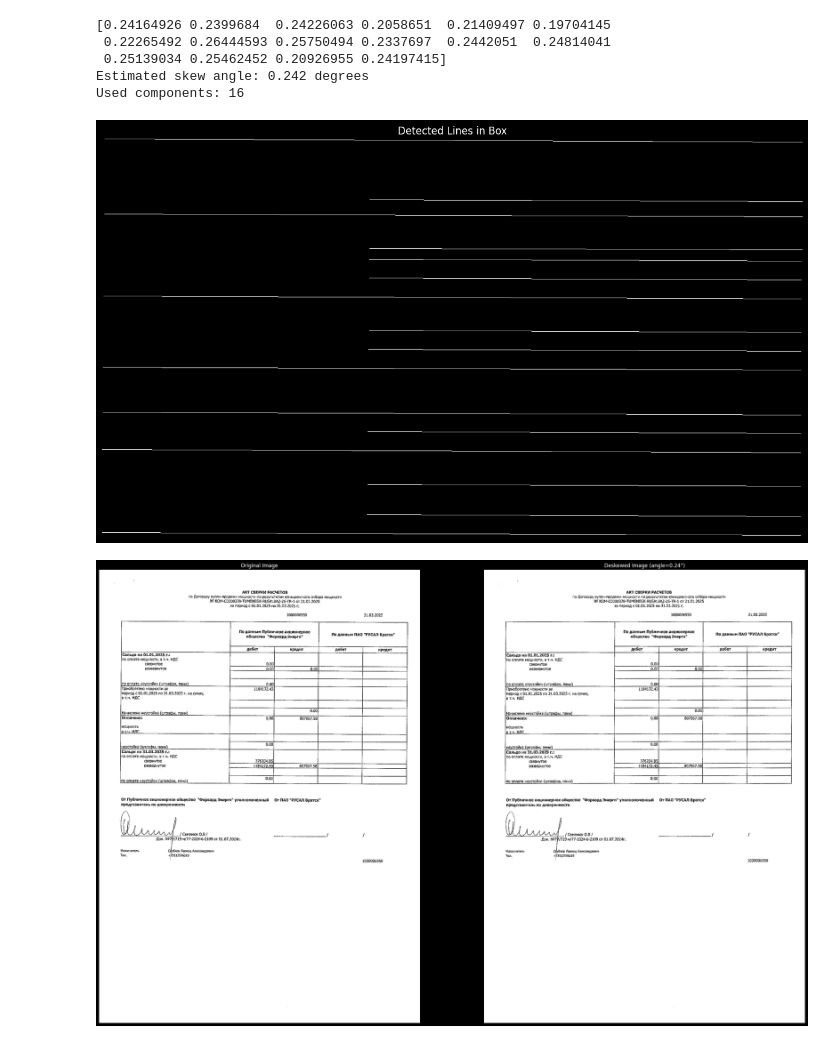
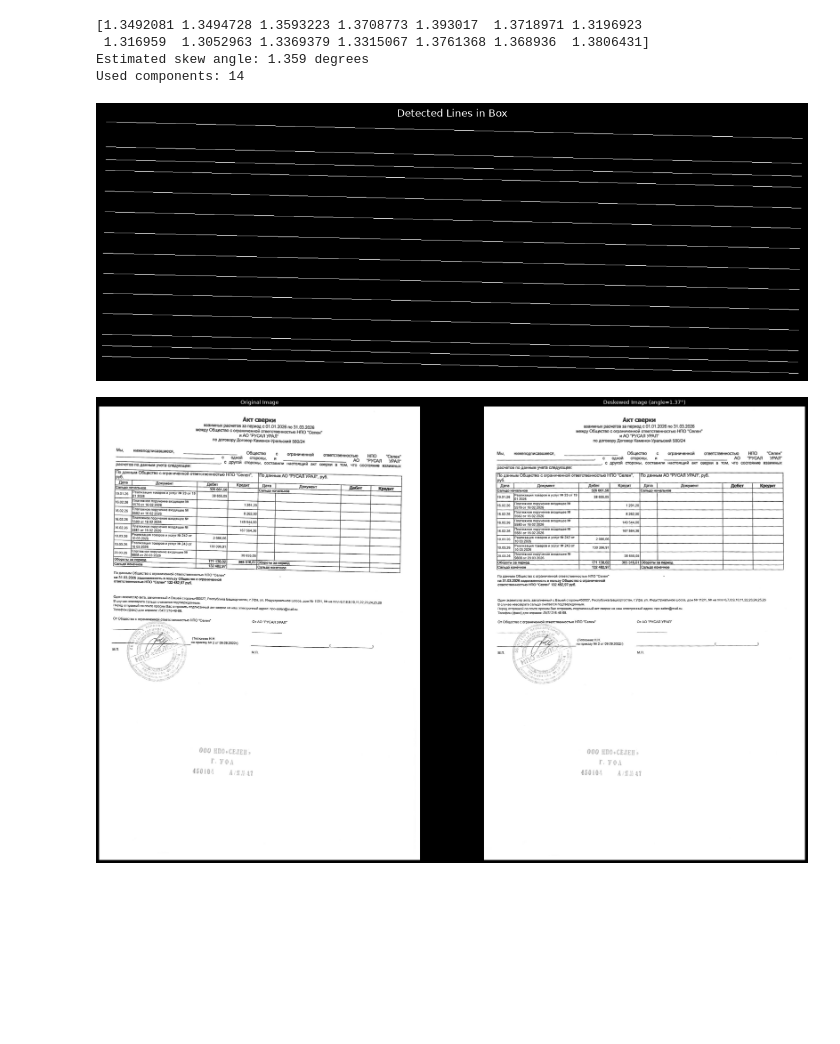
Before and after one commit to SergeyKrasnoslobodtsev/recon_vision, a Jupyter notebook: notebooks/deskew_four_point.ipynb, the cells around one changed output. Drawn from its saved outputs; the diff is of its cells as text; code cells hidden in the pictures; blank space fills up the shorter version.

```diff
--- a/notebooks/deskew_four_point.ipynb
+++ b/notebooks/deskew_four_point.ipynb
@@ -3,7 +3,7 @@ import confnotebook
 # %%
 from pathlib import Path
 
-source = Path("../examples/test/full")
+source = Path("../examples/test/bag_15062026")
 
 files = sorted(source.glob("*.pdf"))
 
@@ -30,5 +30,5 @@ for i, file in enumerate(files):
 # %%
-IDX_FILE = 4
+IDX_FILE = 9
 # %%
 from vision_core.loader.pdf_loader import PDFLoader
 
@@ -141,7 +141,7 @@ for bbox in bboxes:
     x, y, w, h = bbox.to_tuple()
     box_img = bbox.roi(bin_img)
 
-    mask = image_utils.compute_horizontal_line_mask(box_img, scale=10)
+    mask = image_utils.compute_horizontal_line_mask(box_img, scale=40)
 
     plt.figure(figsize=(15, 10))
     plt.imshow(mask, cmap="gray")
@@ -173,81 +173,76 @@ debug_masks: list[np.ndarray] = []
 
 for bbox in bboxes:
     box_bin = bbox.roi(bin_img)
-    mask = image_utils.compute_horizontal_line_mask(box_bin, scale=10)
+    mask = image_utils.compute_horizontal_line_mask(box_bin, scale=40)
 
     num, labels, stats, _ = cv2.connectedComponentsWithStats(mask, connectivity=8)
     d_mask = np.zeros_like(mask)
 
     for lbl in range(1, num):
-        area = int(stats[lbl, cv2.CC_STAT_AREA])
-        if area < 30:
-            continue
+
 
         comp = (labels == lbl).astype(np.uint8) * 255
         cnts, _ = cv2.findContours(comp, cv2.RETR_EXTERNAL, cv2.CHAIN_APPROX_NONE)
+
         if not cnts:
             continue
 
         cnt = max(cnts, key=cv2.contourArea)
         x, y, bw, bh = cv2.boundingRect(cnt)
-        if bw < 80 or bw < 6 * max(1, bh):
+        if bw < bbox.width * 0.6:
             continue
 
         vx, vy, x0, y0 = cv2.fitLine(cnt, cv2.DIST_L2, 0, 0.01, 0.01).reshape(-1)
         angle = _normalize_angle_deg(float(np.degrees(np.arctan2(vy, vx))))
 
-        # Убираем явные выбросы: для deskew таблиц угол обычно малый
-        if abs(angle) > 3.0:
-            continue
-
         x_pts = cnt[:, 0, 0]
         x1, x2 = int(x_pts.min()), int(x_pts.max())
         if abs(vx) < 1e-6 or x2 <= x1:
             continue
+
         y1 = int(y0 + (x1 - x0) * (vy / vx))
         y2 = int(y0 + (x2 - x0) * (vy / vx))
 
         line_img = np.zeros_like(mask)
         cv2.line(line_img, (x1, y1), (x2, y2), 255, 1)
         line_pts = int(np.count_nonzero(line_img))
         if line_pts == 0:
             continue
 
-        support = np.count_nonzero((line_img > 0) & (mask > 0)) / line_pts
+        # support = np.count_nonzero((line_img > 0) & (mask > 0)) / line_pts
         length = float(np.hypot(x2 - x1, y2 - y1))
 
-        if support >= 0.9 and length >= 120:
-            all_angles.append(angle)
-            all_weights.append(length)
-            cv2.line(d_mask, (x1, y1), (x2, y2), 128, 1)
+        all_angles.append(angle)
+        all_weights.append(length)
+        cv2.line(d_mask, (x1, y1), (x2, y2), 128, 1)
+
 
     debug_masks.append(d_mask)
 
 if not all_angles:
     angle = 0.0
     print("No reliable horizontal components found. Angle = 0.0")
 else:
     a = np.array(all_angles, dtype=np.float32)
     w = np.array(all_weights, dtype=np.float32)
     print(a)
     angle = _weighted_median(a, w)
     print(f"Estimated skew angle: {angle:.3f} degrees")
     print(f"Used components: {len(all_angles)}")
 
 # Показать отладочную маску для последнего bbox
 if debug_masks:
     plt.figure(figsize=(15, 10))
     plt.imshow(debug_masks[-1], cmap="gray")
     plt.title("Detected Lines in Box")
     plt.axis("off")
     plt.show()
 # %% [output]
-[0.24164926 0.2399684  0.24226063 0.2058651  0.21409497 0.19704145
- 0.22265492 0.26444593 0.25750494 0.2337697  0.2442051  0.24814041
- 0.25139034 0.25462452 0.20926955 0.24197415]
-Estimated skew angle: 0.242 degrees
-Used components: 16
+[1.3492081 1.3494728 1.3593223 1.3708773 1.393017  1.3718971 1.3196923
+ 1.316959  1.3052963 1.3369379 1.3315067 1.3761368 1.368936  1.3806431]
+Estimated skew angle: 1.359 degrees
+Used components: 14
-[figure, old version]
+[figure, new version]
 # %%
 from vision_core.utils import image_utils
 
@@ -264,4 +259,4 @@ plt.title(f"Deskewed Image (angle={angle:.2f}°)")
 plt.axis("off")
 plt.show()
 # %% [output]
-[figure, old version]
+[figure, new version]
```
Also changed, not shown: parts of 4 cells of this notebook, 19 other files.
